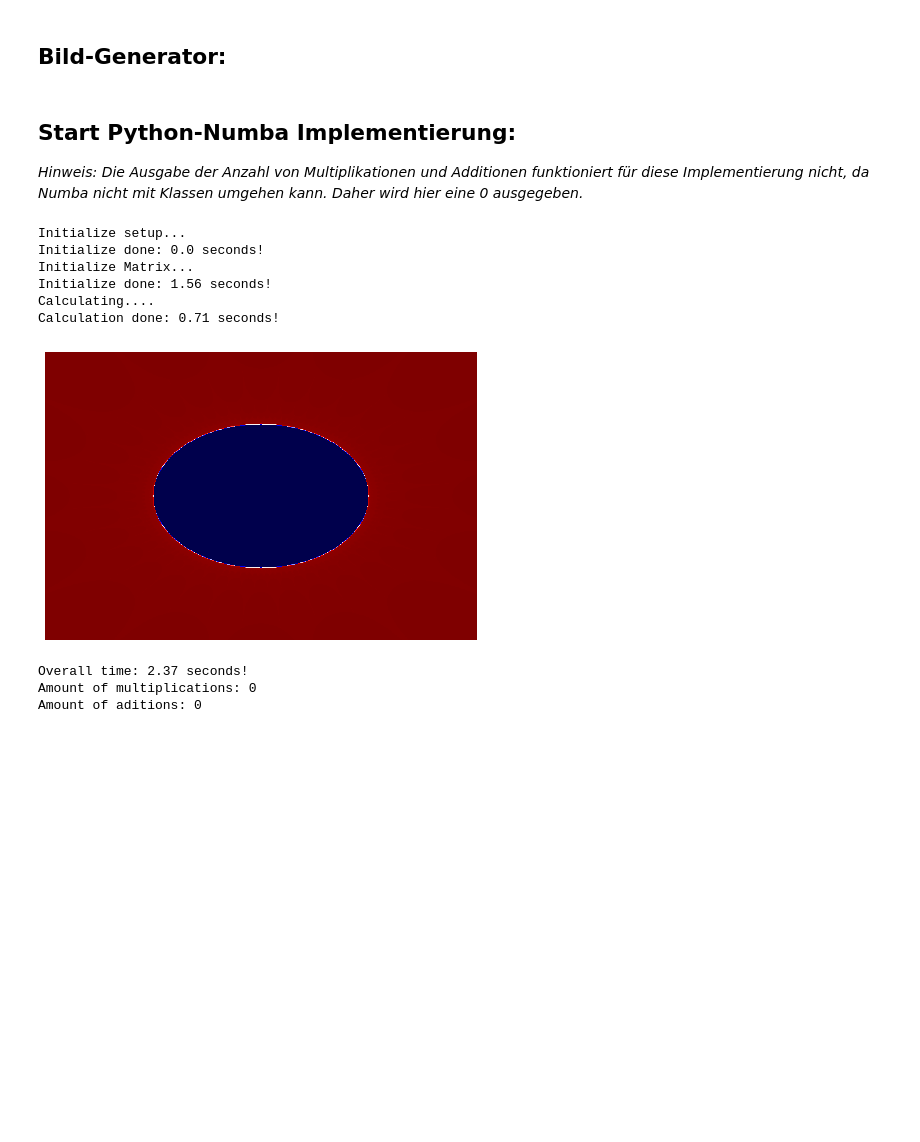
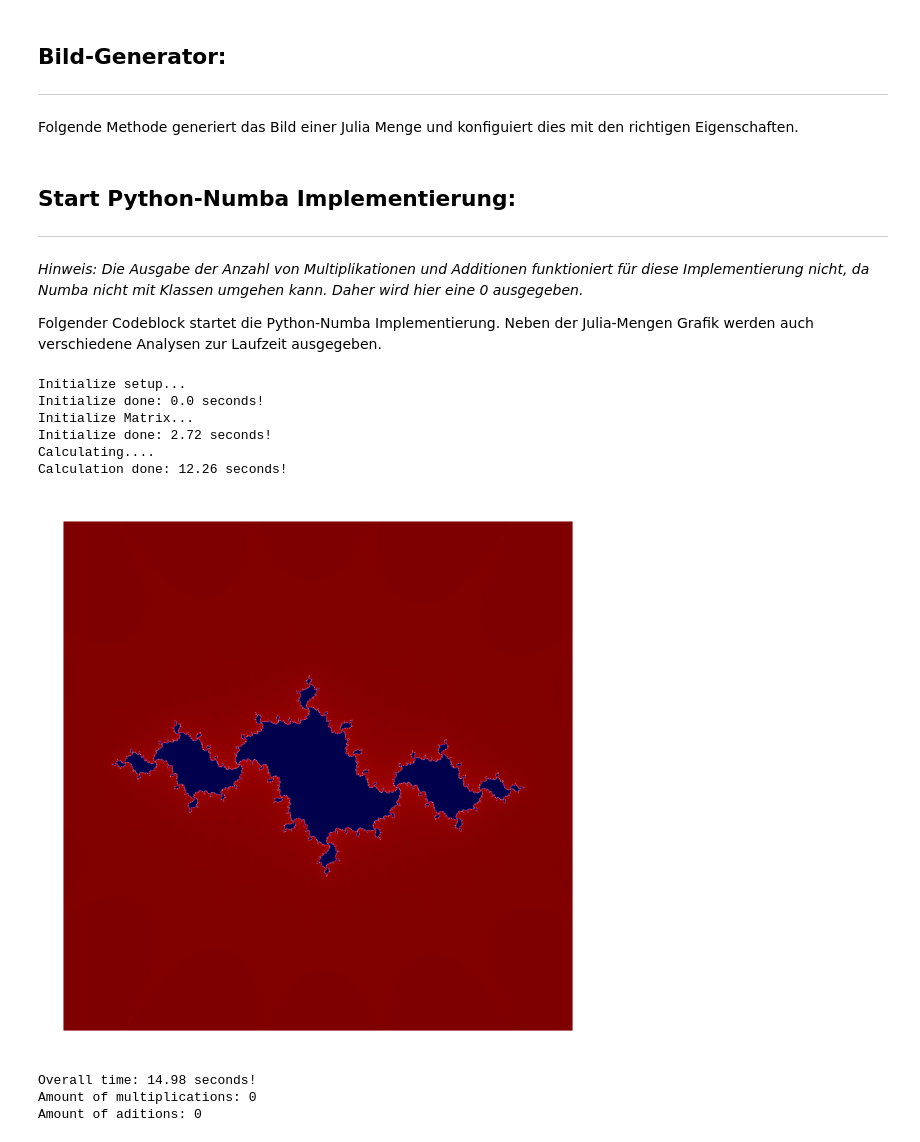
Before and after one commit to simgae/HM-Angewandte-Mathematik, a Jupyter notebook: Lecture_6/JuliaMengenPythonKernel.ipynb, the cells around one changed output. Saved outputs shown, nothing was run; the diff lists cells and outputs as text; code cells hidden in the pictures; blank space fills up the shorter version.

```diff
--- a/Lecture_6/JuliaMengenPythonKernel.ipynb
+++ b/Lecture_6/JuliaMengenPythonKernel.ipynb
@@ -146,7 +165,11 @@ def initialize_matrix(x_start, x_end, y_start, y_end, scaling):
     Initializes a matrix using the provided setup parameters.
 
     Args:
-        setup (dict): A dictionary containing the setup parameters for matrix initialization.
+        x_start (float): The starting value of the x-axis.
+        x_end (float): The ending value of the x-axis.
+        y_start (float): The starting value of the y-axis.
+        y_end (float): The ending value of the y-axis.
+        matrix_scaling (int): The scaling factor for the matrix.
 
     Returns:
         Matrix: The initialized matrix.
@@ -158,7 +181,7 @@ def initialize_matrix(x_start, x_end, y_start, y_end, scaling):
         col_list = List()
 
         for row in np.arange(y_start, y_end + 1, 1 / scaling):
-            col_list.append(col + row * 1j)
+            col_list.append(row + (col * -1) * 1j)
         matrix_list.append(col_list)
 
     return matrix_list
@@ -207,12 +230,15 @@ def change_matrix(matrix_complex_numbers, x_start, x_end, y_start, y_end, consta
     for row in range((y_end - y_start) * matrix_scaling + 1):
         rows = []
         for col in range((x_end - x_start) * matrix_scaling + 1):
-            rows.append(validate_point(matrix_complex_numbers[col][row], constant))
+            rows.append(validate_point(matrix_complex_numbers[row][col], constant))
         final_matrix.append(rows)
 
     return final_matrix
 # %% [markdown]
 ## Bild-Generator:
+---
+
+Folgende Methode generiert das Bild einer Julia Menge und konfiguiert dies mit den richtigen Eigenschaften.
 # %%
 def create_picture(final_matrix):
     """
@@ -222,6 +248,7 @@ def create_picture(final_matrix):
         final_matrix: The matrix representing the picture.
 
     """
+    plt.figure(figsize=(2, 2), dpi=800)
     plt.imshow(final_matrix)
     plt.axis('off')
     plt.axis('tight')
@@ -230,8 +257,11 @@ def create_picture(final_matrix):
     plt.show()
 # %% [markdown]
 ## Start Python-Numba Implementierung:
+---
 
 *Hinweis: Die Ausgabe der Anzahl von Multiplikationen und Additionen funktioniert für diese Implementierung nicht, da Numba nicht mit Klassen umgehen kann. Daher wird hier eine 0 ausgegeben.*
+
+Folgender Codeblock startet die Python-Numba Implementierung. Neben der Julia-Mengen Grafik werden auch verschiedene Analysen zur Laufzeit ausgegeben.
 # %%
 t2 = time.time()
 Analytics.multiplications = 0
@@ -242,7 +272,7 @@ print('Initialize setup...')
 t0 = time.time()
 
 # Initialize setup parameters
-setup = initialize_julia_sets(0, 'x^2+c', -2, 2, -2, 2, 100)
+setup = initialize_julia_sets(complex(-1, 0.2), 'x^2+c', -2, 2, -2, 2, 2000)
 func = setup['formula']
 
 t1 = time.time()
@@ -253,38 +283,39 @@ print('Initialize Matrix...')
 
 t0 = time.time()
 
 # Initialize matrix
 matrix = initialize_matrix(setup['x_start'], setup['x_end'], setup['y_start'], setup['y_end'], setup['scaling'])
 
 t1 = time.time()
 
 print('Initialize done: ' + str(round(t1 - t0, 2)) + ' seconds!')
 
 print('Calculating....')
 t0 = time.time()
 
 # Change matrix values
 matrix = change_matrix(matrix, setup['x_start'], setup['x_end'], setup['y_start'], setup['y_end'], setup['constant_c'], setup['scaling'])
 
 t1 = time.time()
 
 print('Calculation done: ' + str(round(t1 - t0, 2)) + ' seconds!')
-create_picture(matrix)
 
 t3 = time.time()
+
+create_picture(matrix)
 
 print('Overall time: ' + str(round(t3 - t2, 2)) + ' seconds!')
 print('Amount of multiplications: ' + str(Analytics.multiplications))
 print('Amount of aditions: ' + str(Analytics.additions))
 # %% [output]
 Initialize setup...
 Initialize done: 0.0 seconds!
 Initialize Matrix...
-Initialize done: 1.56 seconds!
+Initialize done: 2.72 seconds!
 Calculating....
-Calculation done: 0.71 seconds!
+Calculation done: 12.26 seconds!
-[figure, old version]
+[figure, new version]
-Overall time: 2.37 seconds!
+Overall time: 14.98 seconds!
 Amount of multiplications: 0
 Amount of aditions: 0
 # %% [markdown]
```
Also changed, not shown: parts of 9 cells of this notebook, 2 other files.
